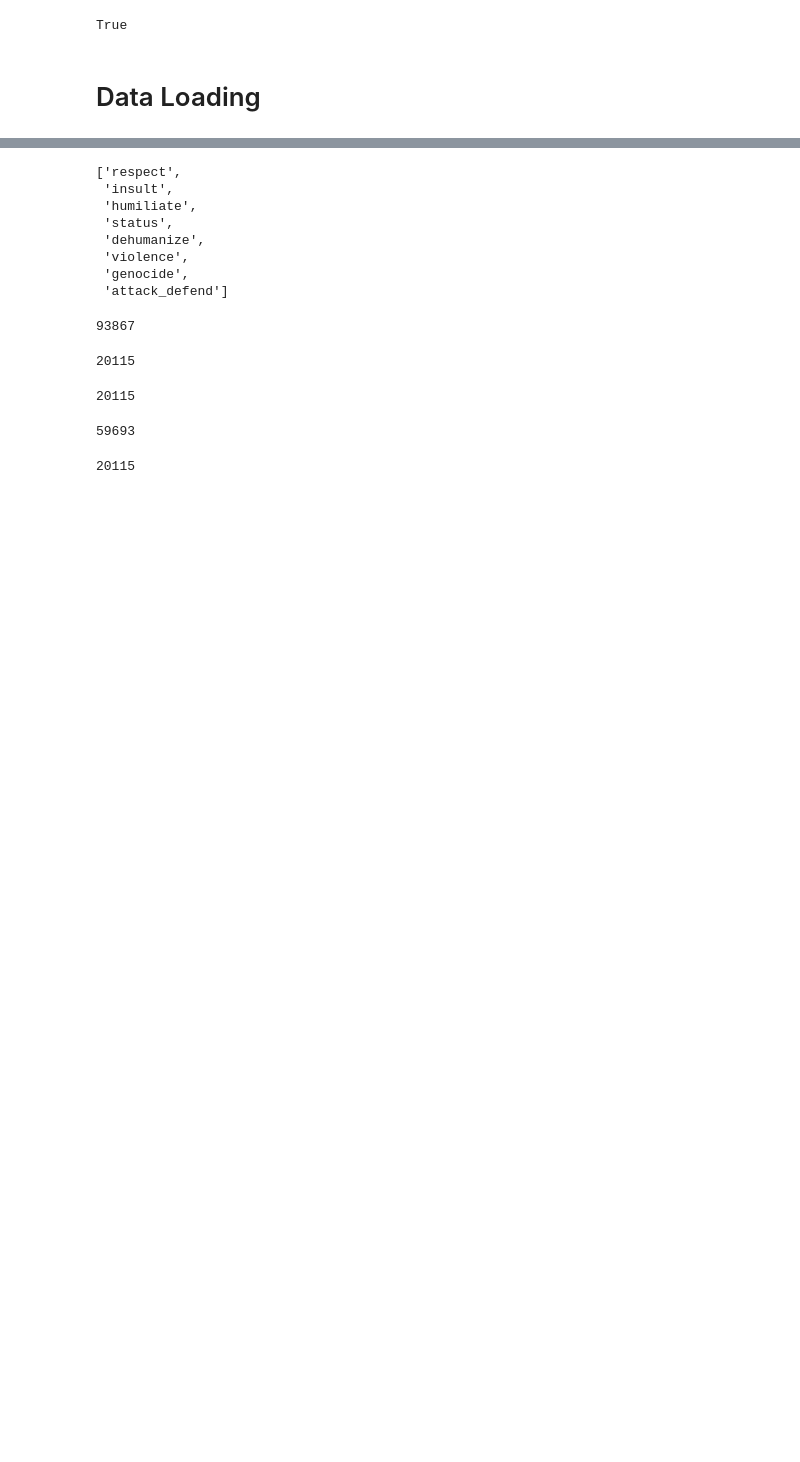
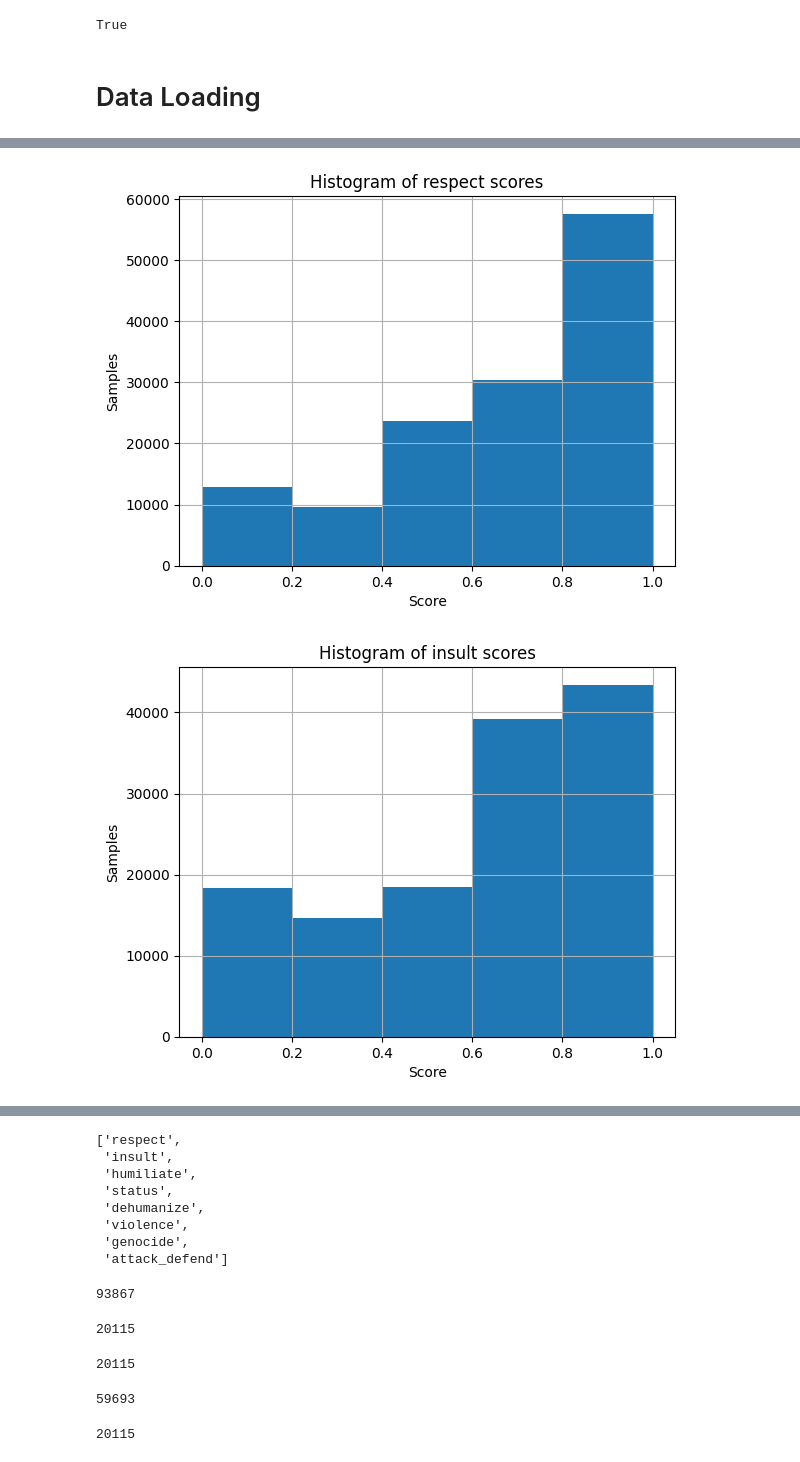
Before and after one commit to AngelinaZhai/epai-sentiment-of-tweets, a Jupyter notebook: EPAI_sentiment_analysis.ipynb, the cells around one changed output, grey strips where cells are left out. Drawn from its saved outputs; the diff is of its cells as text; code cells hidden in the pictures; blank space fills up the shorter version.

Commit message:
Generated analytics (histogram)
Created histograms for displaying the score distributions of each category (with bin size of 0.2)

```diff
--- a/EPAI_sentiment_analysis.ipynb
+++ b/EPAI_sentiment_analysis.ipynb
@@ -54,3 +54,22 @@ df_spliced.head()
 | 2 | 1.0 | 1.0 | 1.0 | 1.0 | 1.0 | 0.0 | 0.0 | 1.0 | Question: These 4 broads who crit... |
 | 3 | 0.75 | 0.5 | 0.25 | 0.5 | 0.0 | 0.0 | 0.0 | 0.75 | It is about time for all illegals... |
 | 4 | 1.0 | 1.0 | 1.0 | 1.0 | 1.0 | 1.0 | 0.25 | 0.75 | For starters bend over the one in... |
+# %%
+def show_histogram(df, category):
+    df[category].hist(bins=5)
+    plt.title("Histogram of {} scores".format(category))
+    plt.xlabel("Score")
+    plt.ylabel("Samples")
+    plt.show()
+# %%
+show_histogram(df_spliced, "respect")
+show_histogram(df_spliced, "insult")
+show_histogram(df_spliced, "humiliate")
+show_histogram(df_spliced, "status")
+show_histogram(df_spliced, "dehumanize")
+show_histogram(df_spliced, "violence")
+show_histogram(df_spliced, "genocide")
+show_histogram(df_spliced, "attack_defend")
+# %% [output]
+[figure, added]
+[figure, added]
```
Also changed, not shown: parts of 1 cell of this notebook.
